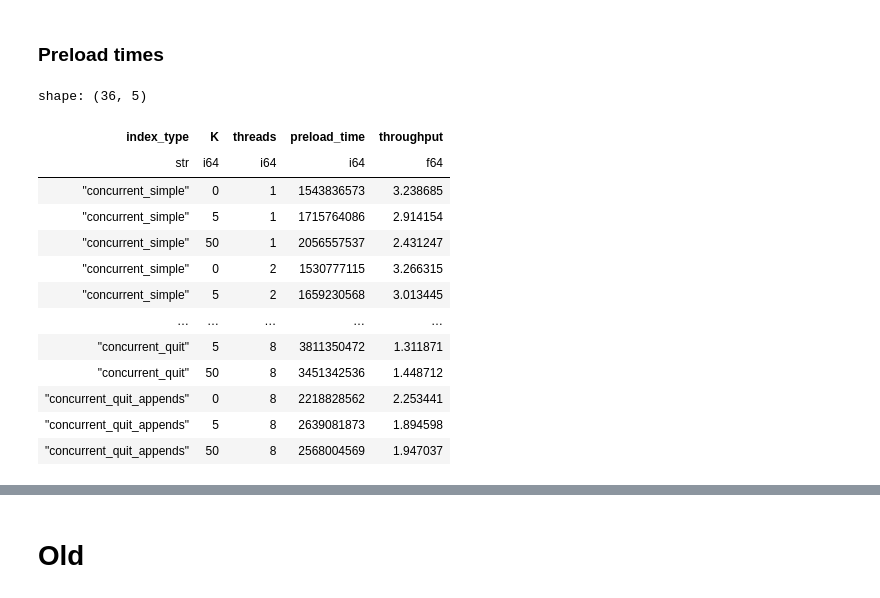
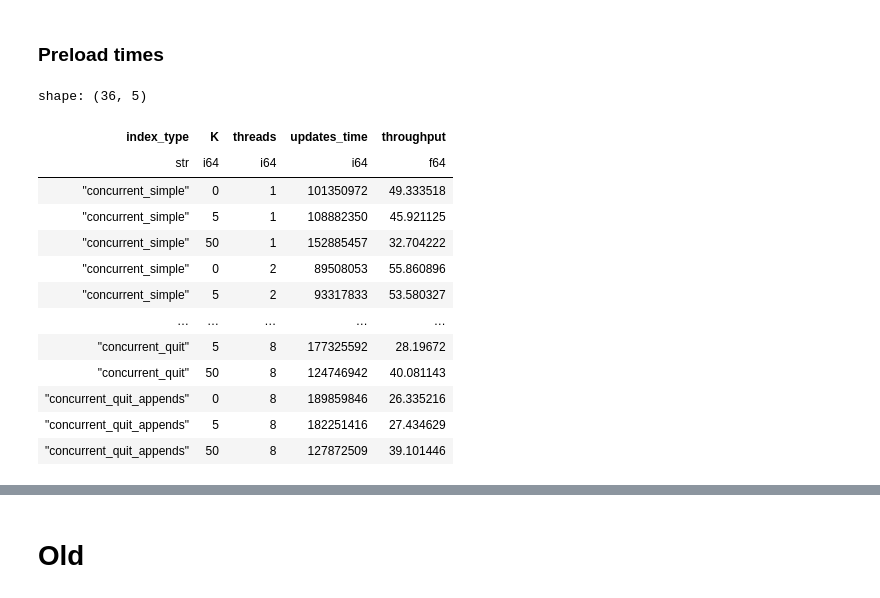
Before and after one commit to BU-DiSC/concurrent-quit, a Jupyter notebook: results/analysis/analysis.ipynb, the cells around one changed output, grey strips where cells are left out. Cells and saved outputs as stored; diff of their text form; code cells hidden in the pictures.

```diff
--- a/results/analysis/analysis.ipynb
+++ b/results/analysis/analysis.ipynb
@@ -60,28 +60,28 @@ preload_df = df.select(
                 pl.col("index_type"),
                 pl.col("K"),
                 pl.col("threads"),
-                pl.col("preload_time")
+                pl.col("updates_time")
 )
 # %%
 num_ops = 5e6
 div_factor = num_ops * 1000
-preload_df = preload_df.with_columns((div_factor/pl.col("preload_time")).alias("throughput"))
+preload_df = preload_df.with_columns((div_factor/pl.col("updates_time")).alias("throughput"))
 preload_df
 # %% [output]
 shape: (36, 5)
-| index_type | K | threads | preload_time | throughput |
+| index_type | K | threads | updates_time | throughput |
 | str | i64 | i64 | i64 | f64 |
-| "concurrent_simple" | 0 | 1 | 1543836573 | 3.238685 |
-| "concurrent_simple" | 5 | 1 | 1715764086 | 2.914154 |
-| "concurrent_simple" | 50 | 1 | 2056557537 | 2.431247 |
-| "concurrent_simple" | 0 | 2 | 1530777115 | 3.266315 |
-| "concurrent_simple" | 5 | 2 | 1659230568 | 3.013445 |
+| "concurrent_simple" | 0 | 1 | 101350972 | 49.333518 |
+| "concurrent_simple" | 5 | 1 | 108882350 | 45.921125 |
+| "concurrent_simple" | 50 | 1 | 152885457 | 32.704222 |
+| "concurrent_simple" | 0 | 2 | 89508053 | 55.860896 |
+| "concurrent_simple" | 5 | 2 | 93317833 | 53.580327 |
 | … | … | … | … | … |
-| "concurrent_quit" | 5 | 8 | 3811350472 | 1.311871 |
-| "concurrent_quit" | 50 | 8 | 3451342536 | 1.448712 |
-| "concurrent_quit_appends" | 0 | 8 | 2218828562 | 2.253441 |
-| "concurrent_quit_appends" | 5 | 8 | 2639081873 | 1.894598 |
-| "concurrent_quit_appends" | 50 | 8 | 2568004569 | 1.947037 |
+| "concurrent_quit" | 5 | 8 | 177325592 | 28.19672 |
+| "concurrent_quit" | 50 | 8 | 124746942 | 40.081143 |
+| "concurrent_quit_appends" | 0 | 8 | 189859846 | 26.335216 |
+| "concurrent_quit_appends" | 5 | 8 | 182251416 | 27.434629 |
+| "concurrent_quit_appends" | 50 | 8 | 127872509 | 39.101446 |
 # %%
 index_types = preload_df["index_type"].unique().to_list()
 k_values = sorted(preload_df["K"].unique().to_list())
```
Also changed, not shown: parts of 1 cell of this notebook.
